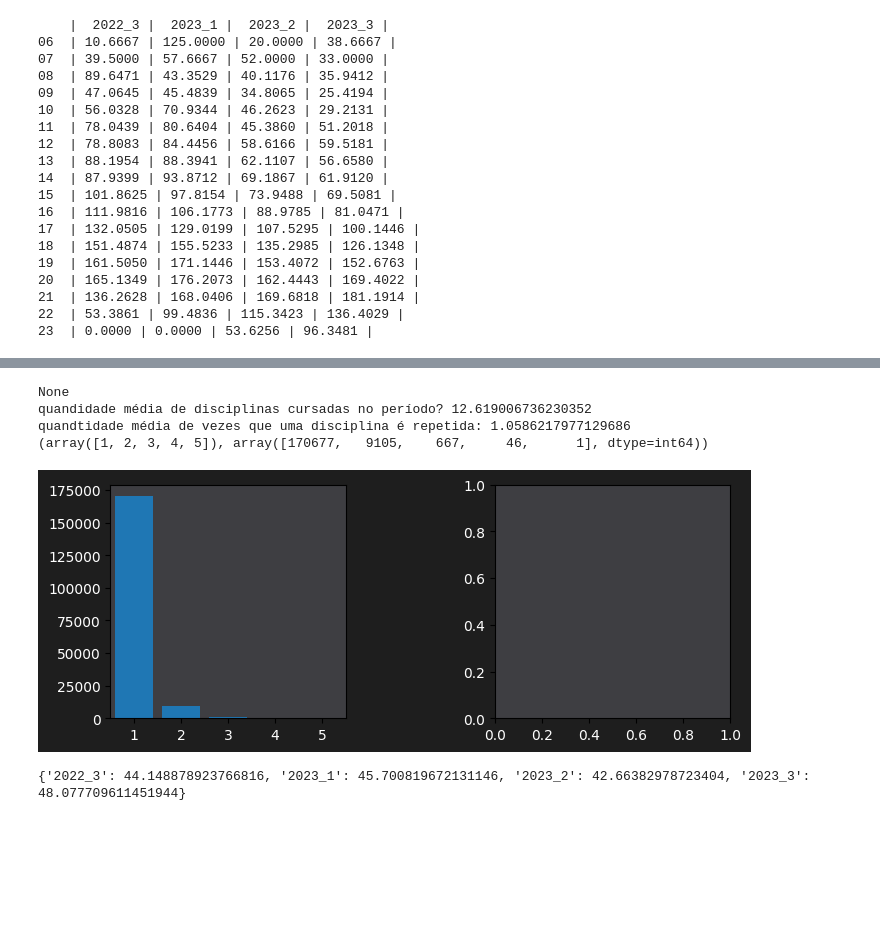
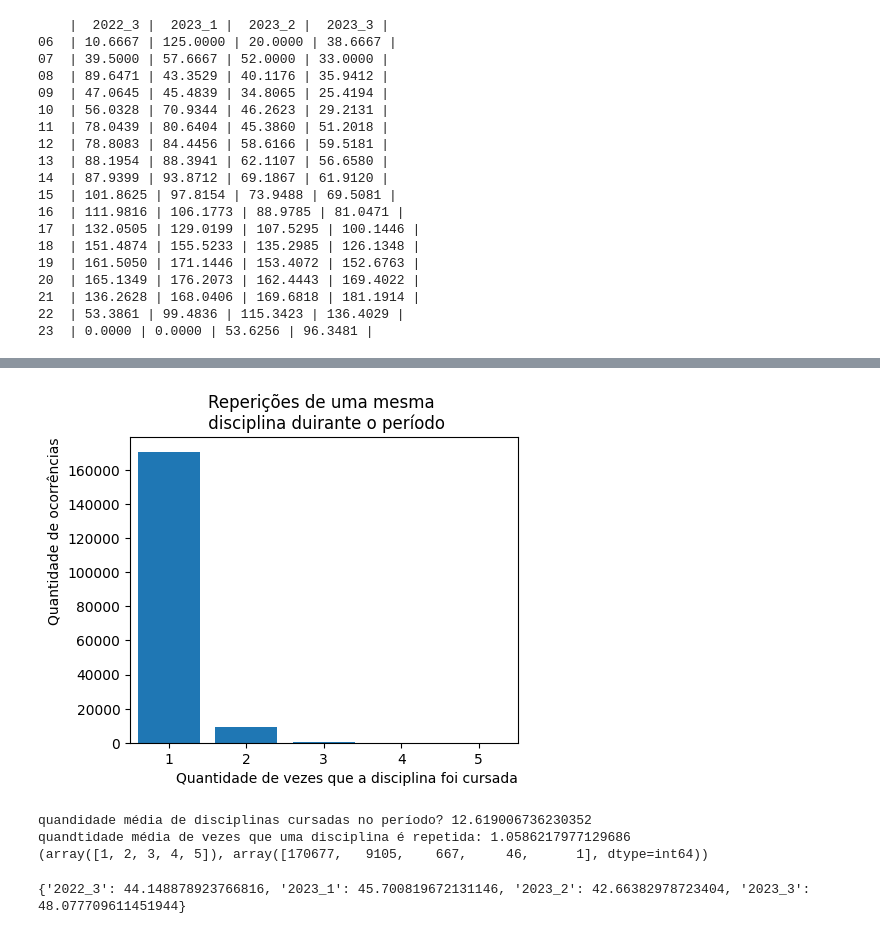
Before and after one commit to FabrizioRP/Projeto_CR, a Jupyter notebook: Main.ipynb, the cells around one changed output, grey strips where cells are left out. Drawn from its saved outputs; the diff is of its cells as text; code cells hidden in the pictures; blank space fills up the shorter version.

```diff
--- a/Main.ipynb
+++ b/Main.ipynb
@@ -581,48 +573,44 @@ ax2.plot(*np.unique(degree_sequence, return_counts=True))
 
 # print(C / len(RAs))
 # %%
-# conferia a matematica daqi
+# conferir a matematica daqi
 # possivelmente a quantidade média de disciplinas cursadas por pessoa em
 
-fig = plt.figure("Degree of a random graph", figsize=(8, 8))
+fig = plt.figure("Degree of a random graph", figsize=(5, 5))
 
 axgrid = fig.add_gridspec(5, 5)
 
-fig.set_facecolor("#1e1e1e")
-
-ax1 = fig.add_subplot(axgrid[3:, :2])
-ax2 = fig.add_subplot(axgrid[3:, 3:])
-
-ax1.set_facecolor("#3e3e42")
-ax1.tick_params(labelcolor="#ffffff")
-
-ax2.set_facecolor("#3e3e42")
-ax2.tick_params(labelcolor="#ffffff")
+ax1 = fig.add_subplot(axgrid[1:, :5])
 
 wei = nx.get_edge_attributes(grafo_global, "weight")
 
 aver = 0
 
 for i in wei:
     aver+= wei[i]
 
 ee = []
 
 for i in wei:
     ee.append(wei[i])
 
-print(ee.sort())
+ee.sort()
 
 ax1.bar(*np.unique(ee, return_counts=True))
 ax1.set_xlim(0.5, 5.5)
+ax1.set_title("Reperições de uma mesma \n disciplina duirante o período")
+ax1.set_xlabel("Quantidade de vezes que a disciplina foi cursada", loc="right")
+ax1.set_ylabel("Quantidade de ocorrências", loc="top")
+
+plt.show()
 
 print("quandidade média de disciplinas cursadas no período? {}".format(aver / len(RAs)))
 print("quandtidade média de vezes que uma disciplina é repetida: {}".format(aver / 180496))
 
 print(np.unique(ee, return_counts=True))
+fig.savefig("./test.png")
 # %% [output]
+[figure, new version]
-None
 quandidade média de disciplinas cursadas no período? 12.619006736230352
 quandtidade média de vezes que uma disciplina é repetida: 1.0586217977129686
 (array([1, 2, 3, 4, 5]), array([170677,   9105,    667,     46,      1], dtype=int64))
-[figure, old version]
```
Also changed, not shown: parts of 9 cells of this notebook, 6 other files.
